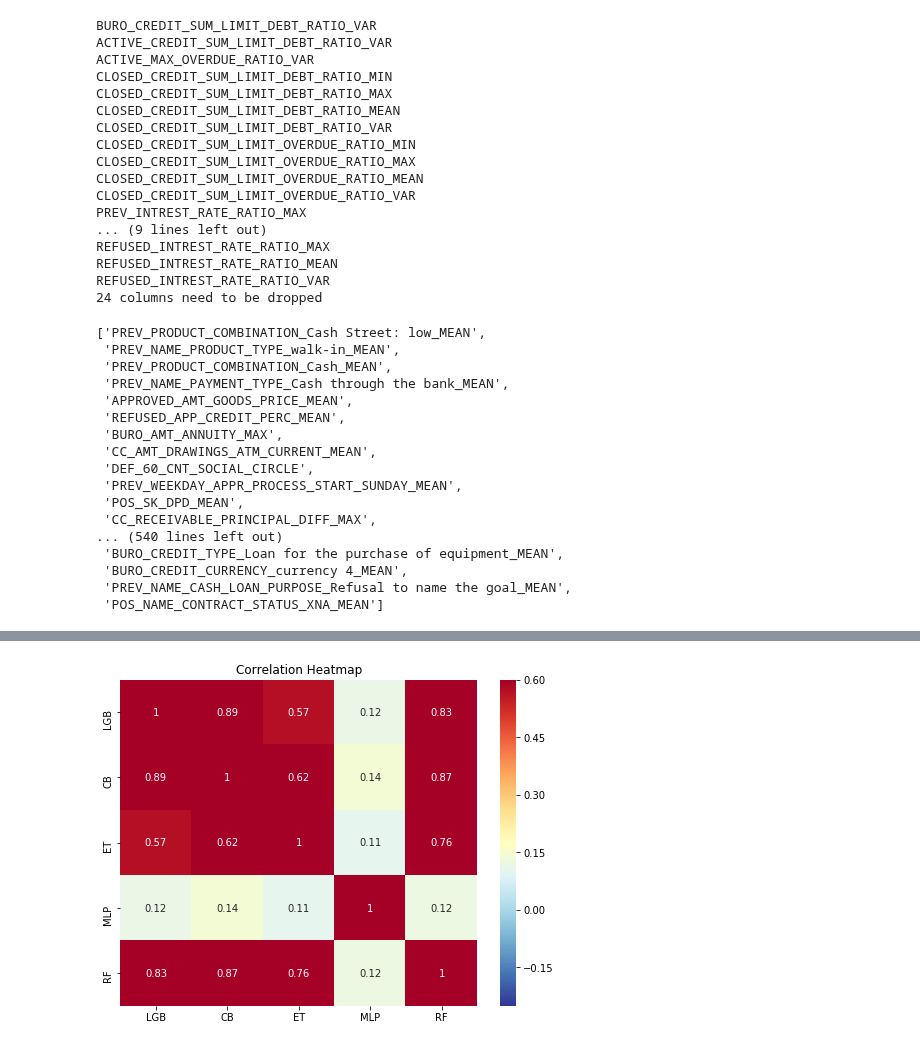
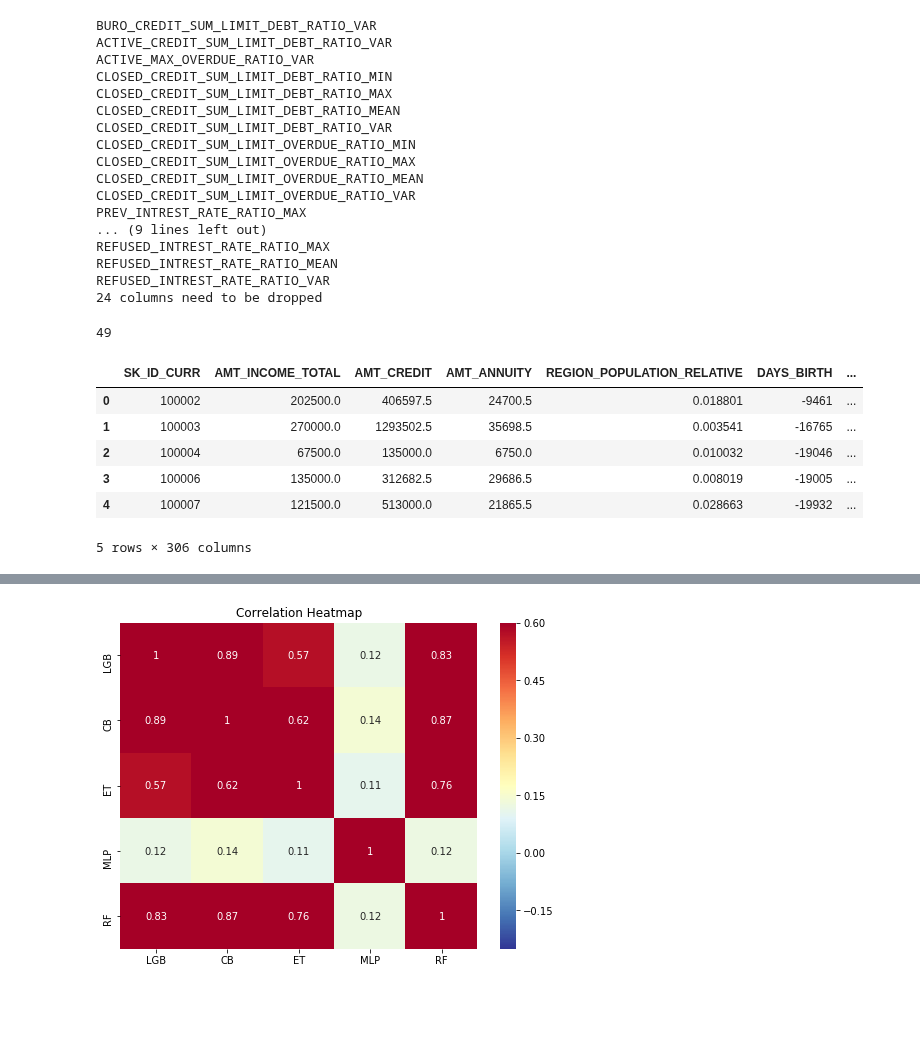
Before and after one commit to yiqiyu/homecredit, a Jupyter notebook: stacking.ipynb, the cells around one changed output, grey strips where cells are left out. Drawn from its saved outputs; the diff is of its cells as text; code cells hidden in the pictures; blank space fills up the shorter version.

```diff
--- a/stacking.ipynb
+++ b/stacking.ipynb
@@ -40,40 +41,58 @@ REFUSED_INTREST_RATE_RATIO_VAR
 for alg in ["RF", "ET", "CB", "MLP"]:
     oof = load_dataframe(alg + "_oof.csv")
     app_train = app_train.merge(right=oof.reset_index(), how='left', on='SK_ID_CURR')
+    if "index" in app_train.columns:
+        app_train = app_train.drop("index", axis=1)
     del oof
     gc.collect()
 
     t_oof = load_dataframe(alg + "_test.csv")
     app_test = app_test.merge(right=t_oof.reset_index(), how='left', on='SK_ID_CURR')
+    if "index" in app_test.columns:
+        app_test = app_test.drop("index", axis=1)
     del t_oof
     gc.collect()
+# %%
+test = load_dataframe("improved_lgb_all_tables21.csv")
+test.columns = ['SK_ID_CURR', "LGB"]
+
+lgboof = load_dataframe("LGB_oof.csv")
+
+app_train = app_train.merge(right=lgboof.reset_index(), how='left', on='SK_ID_CURR')
+if "index" in app_train.columns:
+    app_train = app_train.drop("index", axis=1)
+del lgboof
+gc.collect()
+
+app_test = app_test.merge(right=test.reset_index(), how='left', on='SK_ID_CURR')
+if "index" in app_test.columns:
+    app_test = app_test.drop("index", axis=1)
+del test
+gc.collect()
+# %% [output]
+49
+# %%
+app_train = app_train.drop("index_x", axis=1)
+app_test = app_test.drop("index_x", axis=1)
+app_train = app_train.drop("index_y", axis=1)
+app_test = app_test.drop("index_y", axis=1)
 # %%
-with open("oof/jjsmd.bin", "rb") as f:
+with open("jjsmd.bin", "rb") as f:
     fi_past = pickle.load(f)
 
-bad_features = fi_past.sort_values("importance", ascending=False)["feature"][300:].tolist()
+bad_features = fi_past.sort_values("importance", ascending=False)["feature"][350:].tolist()
 app_train = app_train.drop(columns=bad_features)
 app_test = app_test.drop(columns=bad_features)
-# %%
-bad_features
-# %% [output]
-['PREV_PRODUCT_COMBINATION_Cash Street: low_MEAN',
- 'PREV_NAME_PRODUCT_TYPE_walk-in_MEAN',
- 'PREV_PRODUCT_COMBINATION_Cash_MEAN',
- 'PREV_NAME_PAYMENT_TYPE_Cash through the bank_MEAN',
- 'APPROVED_AMT_GOODS_PRICE_MEAN',
- 'REFUSED_APP_CREDIT_PERC_MEAN',
- 'BURO_AMT_ANNUITY_MAX',
- 'CC_AMT_DRAWINGS_ATM_CURRENT_MEAN',
- 'DEF_60_CNT_SOCIAL_CIRCLE',
- 'PREV_WEEKDAY_APPR_PROCESS_START_SUNDAY_MEAN',
- 'POS_SK_DPD_MEAN',
- 'CC_RECEIVABLE_PRINCIPAL_DIFF_MAX',
-... (540 lines left out)
- 'BURO_CREDIT_TYPE_Loan for the purchase of equipment_MEAN',
- 'BURO_CREDIT_CURRENCY_currency 4_MEAN',
- 'PREV_NAME_CASH_LOAN_PURPOSE_Refusal to name the goal_MEAN',
- 'POS_NAME_CONTRACT_STATUS_XNA_MEAN']
+# %%
+app_train.head()
+# %% [output]
+|  | SK_ID_CURR | AMT_INCOME_TOTAL | AMT_CREDIT | AMT_ANNUITY | REGION_POPULATION_RELATIVE | DAYS_BIRTH | ... |
+| 0 | 100002 | 202500.0 | 406597.5 | 24700.5 | 0.018801 | -9461 | ... |
+| 1 | 100003 | 270000.0 | 1293502.5 | 35698.5 | 0.003541 | -16765 | ... |
+| 2 | 100004 | 67500.0 | 135000.0 | 6750.0 | 0.010032 | -19046 | ... |
+| 3 | 100006 | 135000.0 | 312682.5 | 29686.5 | 0.008019 | -19005 | ... |
+| 4 | 100007 | 121500.0 | 513000.0 | 21865.5 | 0.028663 | -19932 | ... |
+5 rows × 306 columns
 # %%
 import modelling
 importlib.reload(modelling)
```
Also changed, not shown: parts of 3 cells of this notebook, 1 other file.
